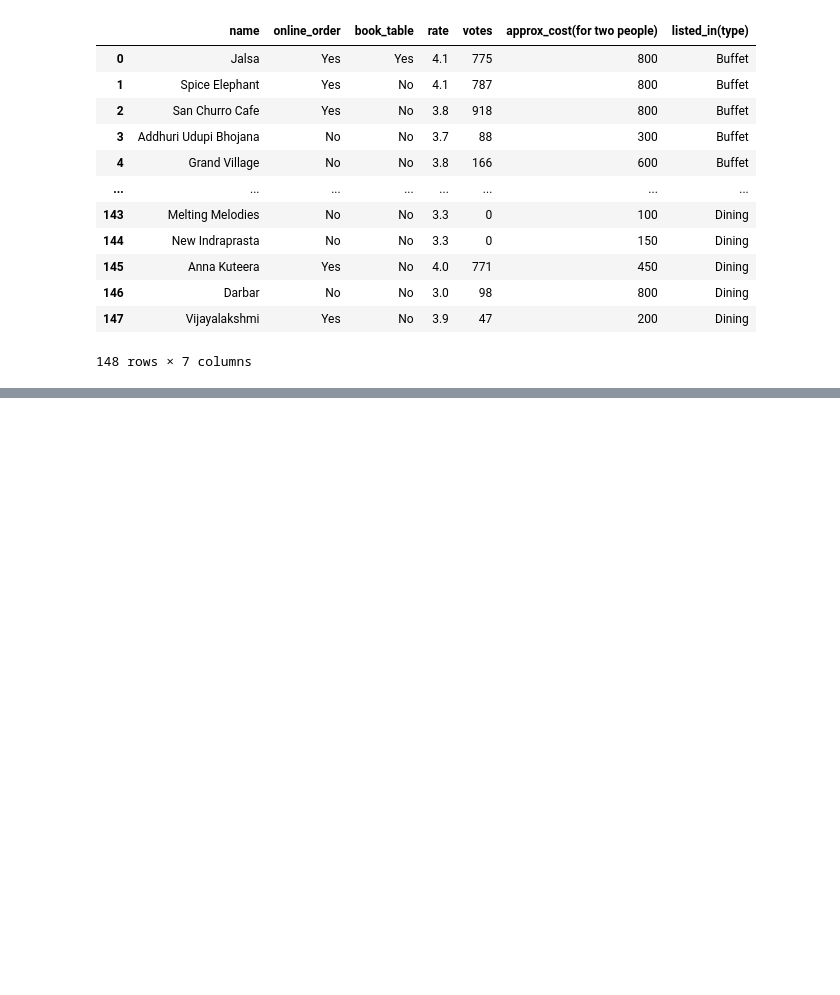
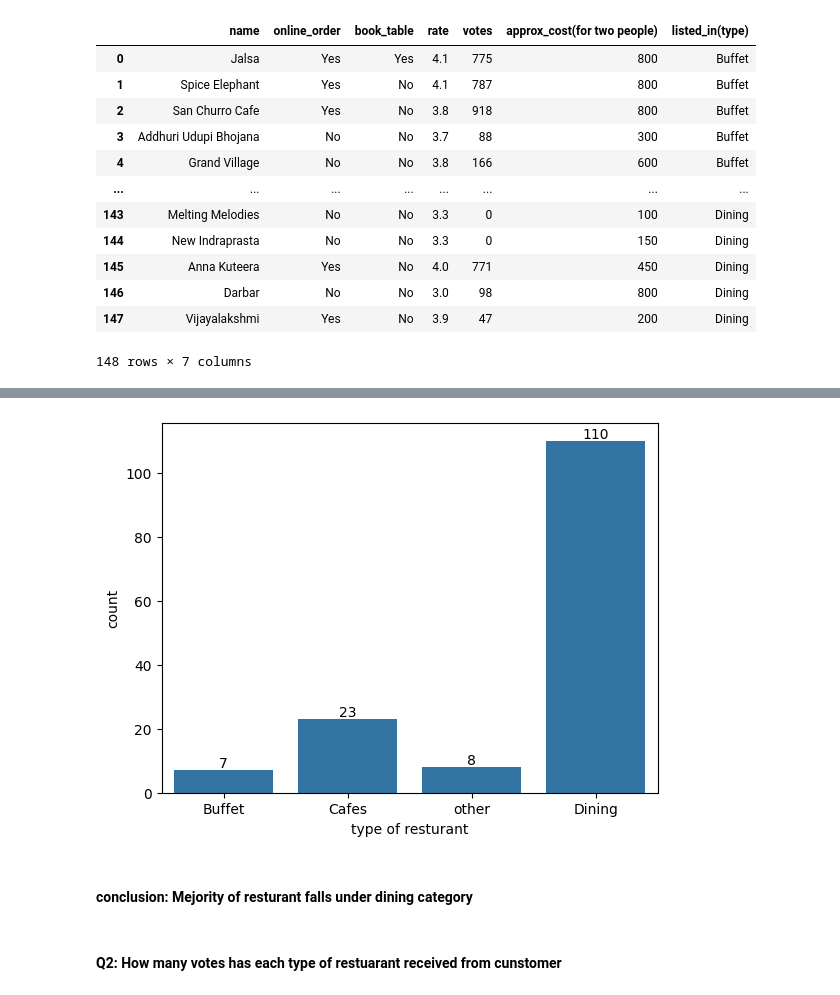
Before and after one commit to vinodsarwade/Pandas_Projects, a Jupyter notebook: Zomato_data_analysys.ipynb, the cells around one changed output, grey strips where cells are left out. Saved outputs shown, nothing was run; the diff lists cells and outputs as text; code cells hidden in the pictures; blank space fills up the shorter version.

```diff
--- a/Zomato_data_analysys.ipynb
+++ b/Zomato_data_analysys.ipynb
@@ -100,0 +119,12 @@ dataframe
+# %%
+var = sns.countplot(x=dataframe["listed_in(type)"])
+plt.xlabel("type of resturant")
+
+for i in var.containers:
+    var.bar_label(i)
+# %% [output]
+[figure, added]
+# %% [markdown]
+<h4>conclusion: Mejority of resturant falls under dining category
+# %% [markdown]
+<h4>Q2: How many votes has each type of restuarant received from cunstomer
```
Also changed, not shown: parts of 22 cells of this notebook.
